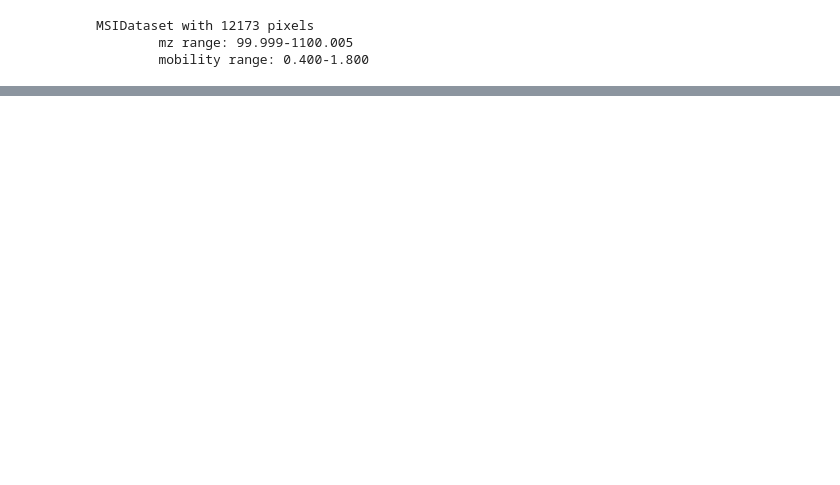
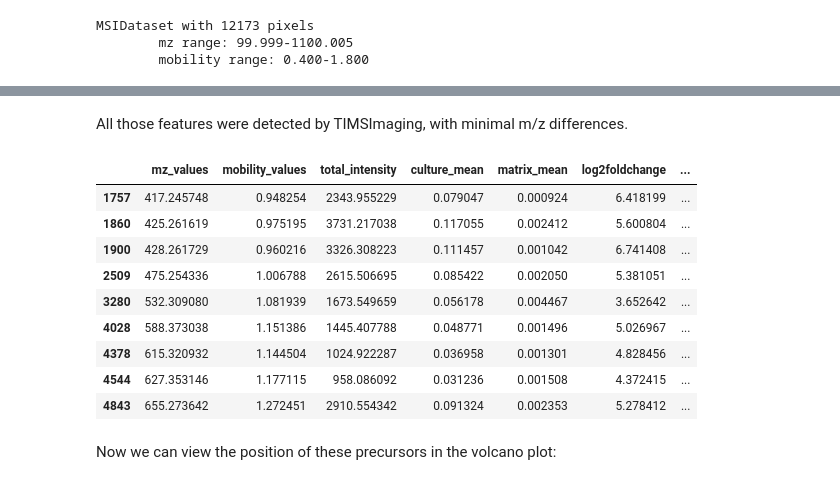
Before and after one commit to YinyueZhu/TIMSImaging, a Jupyter notebook: notebooks/Vignette5/5-microbial_culture.ipynb, the cells around one changed output, grey strips where cells are left out. Saved outputs shown, nothing was run; the diff lists cells and outputs as text; code cells hidden in the pictures; blank space fills up the shorter version.

```diff
--- a/notebooks/Vignette5/5-microbial_culture.ipynb
+++ b/notebooks/Vignette5/5-microbial_culture.ipynb
@@ -130,0 +175,32 @@ show(results["viz"])
+# %%
+target = np.array([
+    417.2348,
+    425.2625,
+    428.2594,
+    475.2532,
+    532.3086,
+    588.3737,
+    615.3198,
+    627.3479,
+    655.2726,
+])
+# %% [markdown]
+All those features were detected by TIMSImaging, with minimal m/z differences.
+# %%
+indices = []
+for m in target:
+    mz_tol = m * 50 * 1e-6
+    index = np.nonzero(stats['mz_values'].between(m-mz_tol, m+mz_tol))[0]
+    indices.append(index[0])
+stats.iloc[indices]
+# %% [output]
+|  | mz_values | mobility_values | total_intensity | culture_mean | matrix_mean | log2foldchange | ... |
+| 1757 | 417.245748 | 0.948254 | 2343.955229 | 0.079047 | 0.000924 | 6.418199 | ... |
+| 1860 | 425.261619 | 0.975195 | 3731.217038 | 0.117055 | 0.002412 | 5.600804 | ... |
+| 1900 | 428.261729 | 0.960216 | 3326.308223 | 0.111457 | 0.001042 | 6.741408 | ... |
+| 2509 | 475.254336 | 1.006788 | 2615.506695 | 0.085422 | 0.002050 | 5.381051 | ... |
+| 3280 | 532.309080 | 1.081939 | 1673.549659 | 0.056178 | 0.004467 | 3.652642 | ... |
+| 4028 | 588.373038 | 1.151386 | 1445.407788 | 0.048771 | 0.001496 | 5.026967 | ... |
+| 4378 | 615.320932 | 1.144504 | 1024.922287 | 0.036958 | 0.001301 | 4.828456 | ... |
+| 4544 | 627.353146 | 1.177115 | 958.086092 | 0.031236 | 0.001508 | 4.372415 | ... |
+| 4843 | 655.273642 | 1.272451 | 2910.554342 | 0.091324 | 0.002353 | 5.278412 | ... |
@@ -130,0 +210,2 @@ show(results["viz"])
+# %% [markdown]
+Now we can view the position of these precursors in the volcano plot:
```
Also changed, not shown: parts of 60 cells of this notebook, 14 other files.
